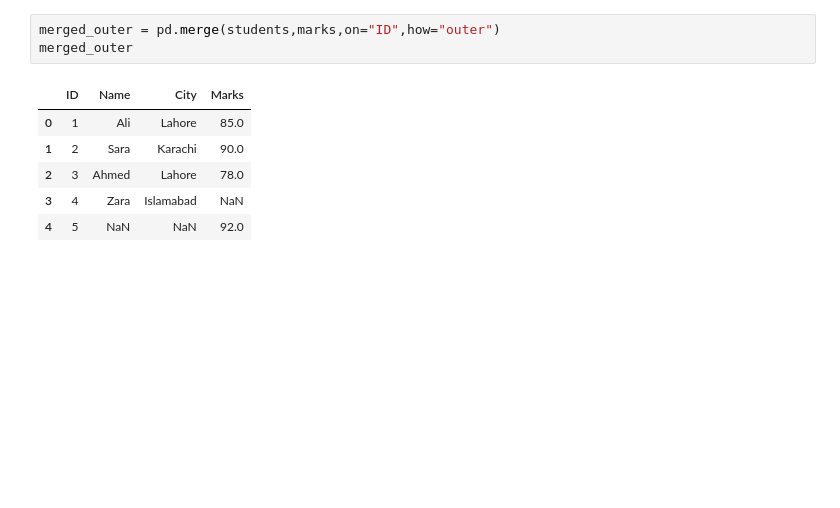
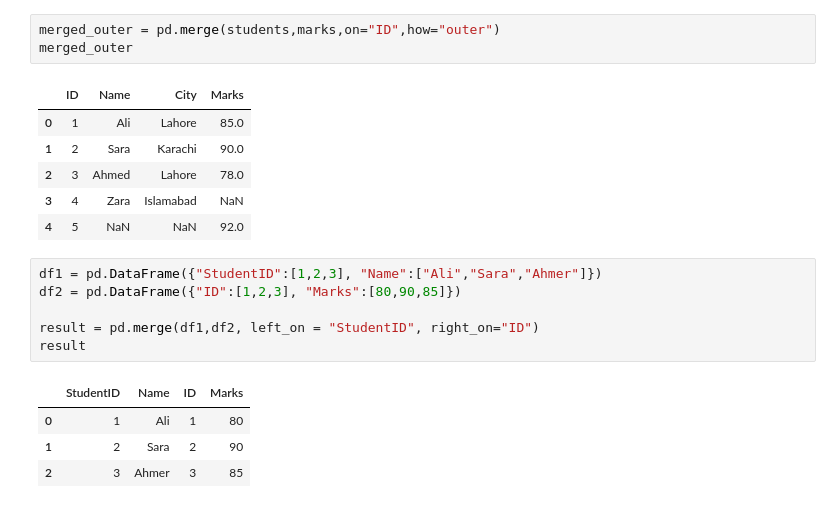
Before and after one commit to umer1730/Programming-for-AI, a Jupyter notebook: sort_rank.ipynb, the cells around one changed output. Saved outputs shown, nothing was run; the diff lists cells and outputs as text; blank space fills up the shorter version.

Commit message:
merge using different column names

```diff
--- a/sort_rank.ipynb
+++ b/sort_rank.ipynb
@@ -569,3 +569,14 @@ merged_outer
 | 2 | 3 | Ahmed | Lahore | 78.0 |
 | 3 | 4 | Zara | Islamabad | NaN |
 | 4 | 5 | NaN | NaN | 92.0 |
+# %%
+df1 = pd.DataFrame({"StudentID":[1,2,3], "Name":["Ali","Sara","Ahmer"]})
+df2 = pd.DataFrame({"ID":[1,2,3], "Marks":[80,90,85]})
+
+result = pd.merge(df1,df2, left_on = "StudentID", right_on="ID")
+result
+# %% [output]
+|  | StudentID | Name | ID | Marks |
+| 0 | 1 | Ali | 1 | 80 |
+| 1 | 2 | Sara | 2 | 90 |
+| 2 | 3 | Ahmer | 3 | 85 |
```
